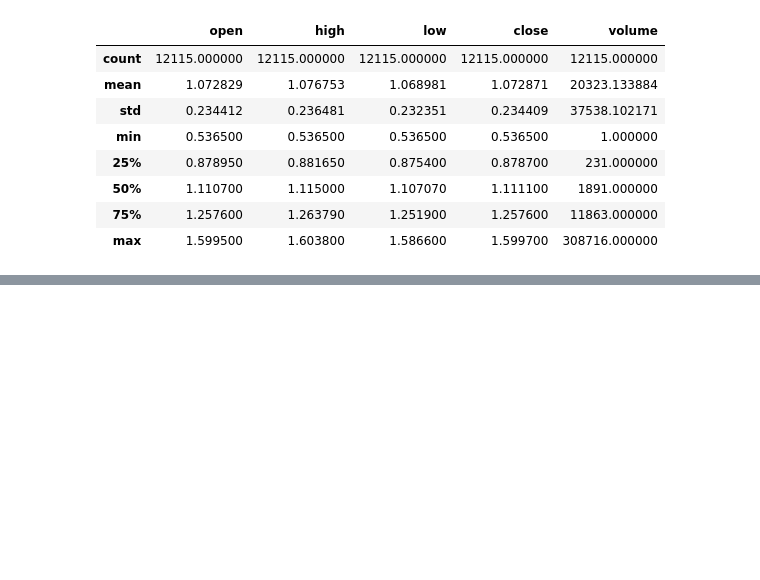
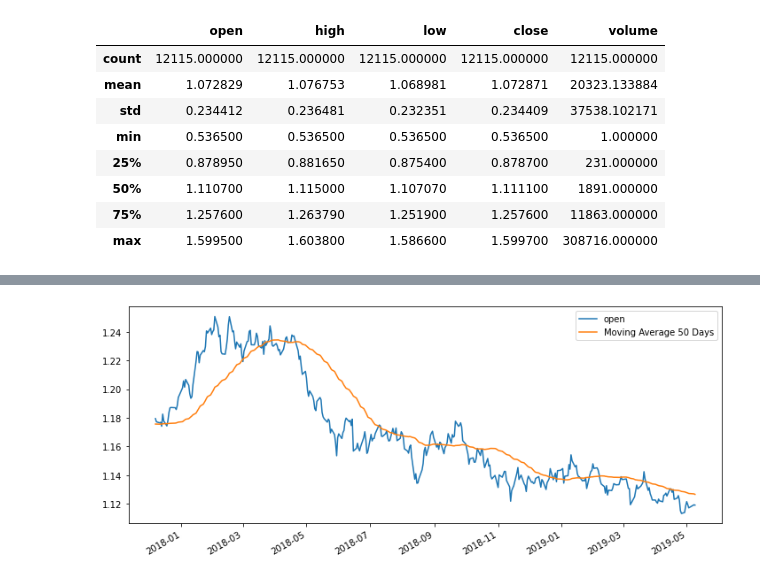
Before and after one commit to SMJB4015/Analyse_Donnee, a Jupyter notebook: index.ipynb, the cells around one changed output, grey strips where cells are left out. Saved outputs shown, nothing was run; the diff lists cells and outputs as text; code cells hidden in the pictures; blank space fills up the shorter version.

```diff
--- a/index.ipynb
+++ b/index.ipynb
@@ -137,0 +124,9 @@ for itr in eu.columns:
+# %%
+eu['Moving Average 50 Days'] = eu.open.rolling(window=50).mean()
+# %%
+data = eu[['open', 'Moving Average 50 Days']][-365:]
+# %%
+plots = data.plot(subplots=False,figsize=(12, 5))
+plt.show()
+# %% [output]
+[figure, added]
```
Also changed, not shown: parts of 15 cells of this notebook.
